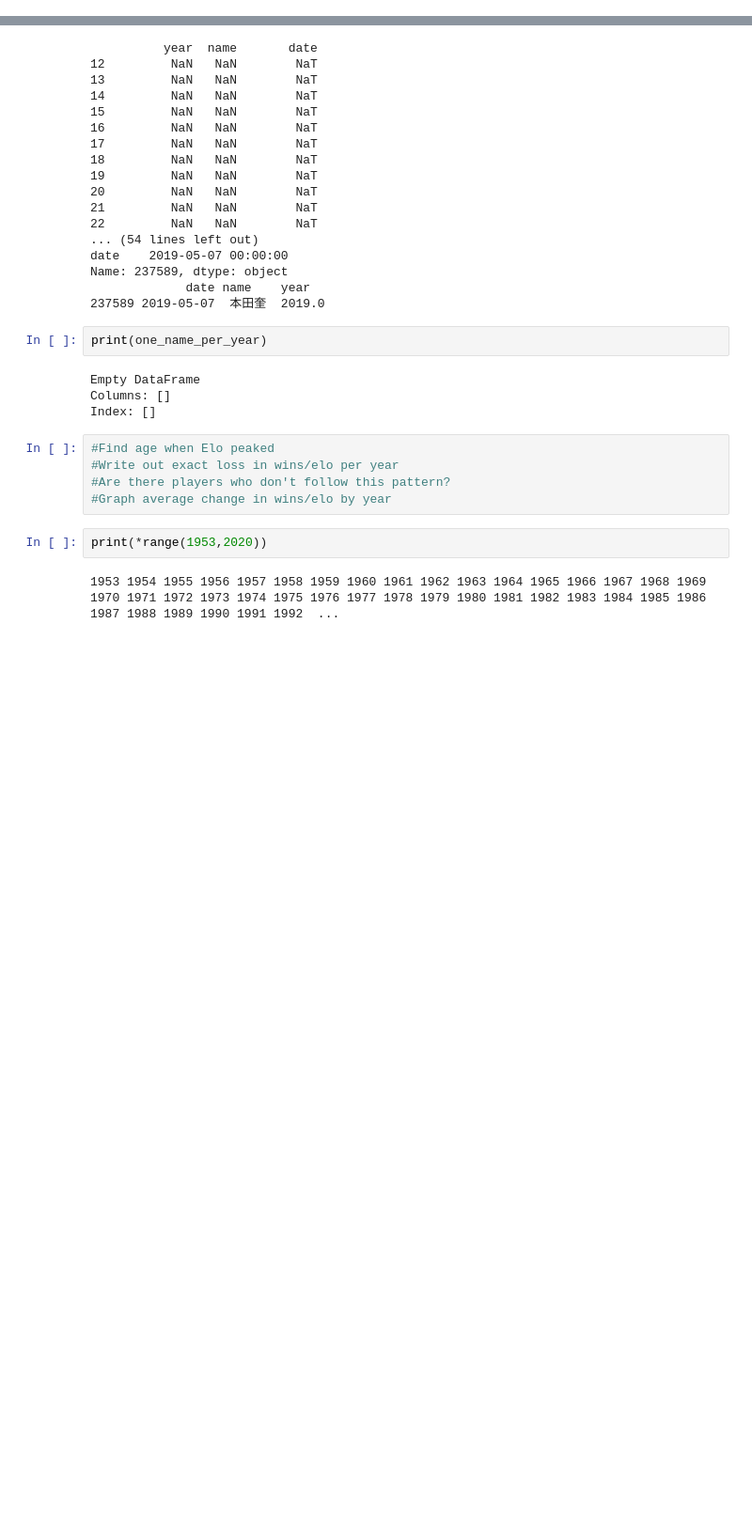
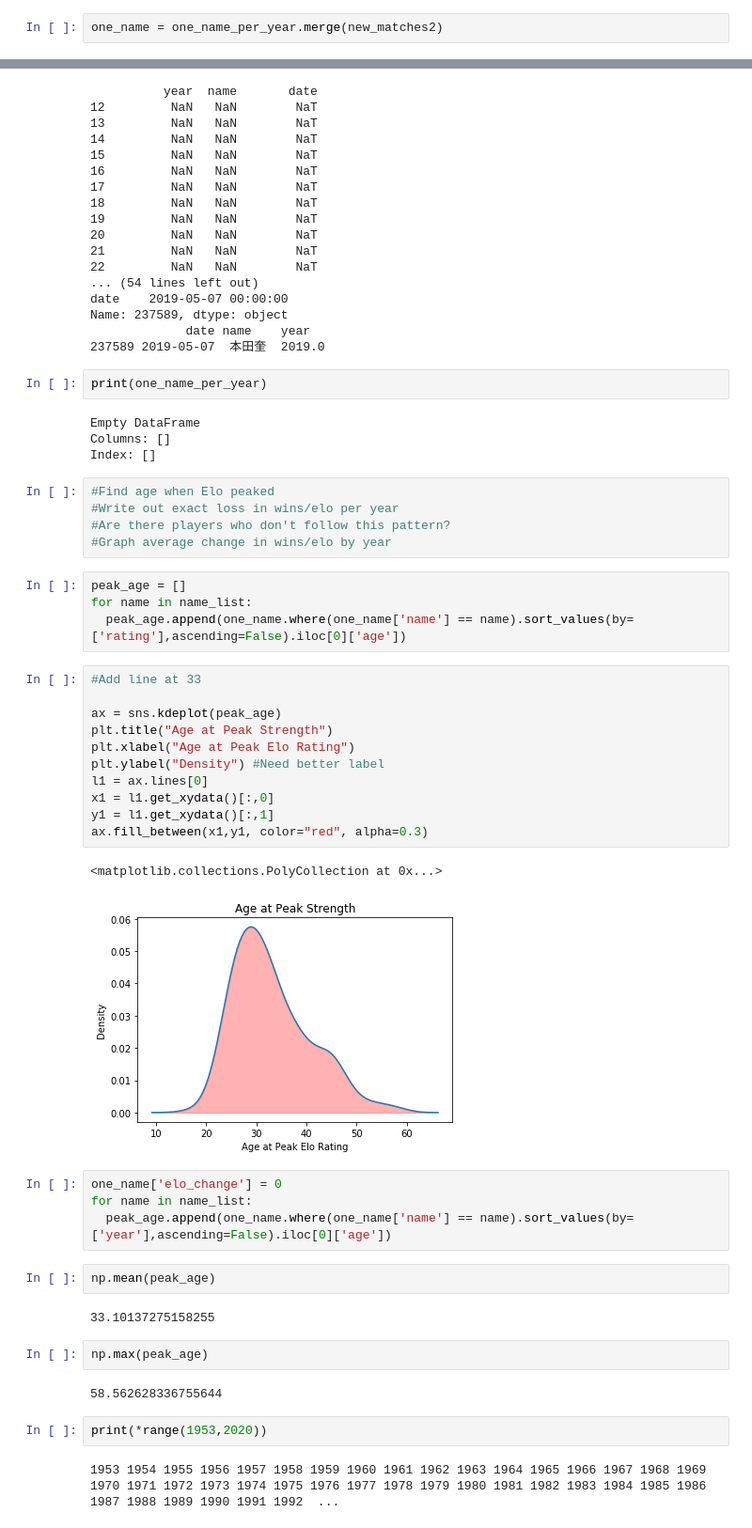
Before and after one commit to dzkha/Shogi-Post, a Jupyter notebook: Shogi.ipynb, the cells around one changed output, grey strips where cells are left out. Shown at 94% size. Saved outputs shown, nothing was run; the diff lists cells and outputs as text; blank space fills up the shorter version.

```diff
--- a/Shogi.ipynb
+++ b/Shogi.ipynb
@@ -806,3 +834,5 @@ one_name_per_year
 | 12 | NaT | NaN | NaN |
 | 237600 | 2019-05-14 | 出口若武 | 2019.0 |
 21574 rows × 3 columns
+# %%
+one_name = one_name_per_year.merge(new_matches2)
@@ -849,6 +902,36 @@ Index: []
 #Write out exact loss in wins/elo per year
 #Are there players who don't follow this pattern?
 #Graph average change in wins/elo by year
+# %%
+peak_age = []
+for name in name_list:
+  peak_age.append(one_name.where(one_name['name'] == name).sort_values(by=['rating'],ascending=False).iloc[0]['age'])
+# %%
+#Add line at 33
+
+ax = sns.kdeplot(peak_age)
+plt.title("Age at Peak Strength")
+plt.xlabel("Age at Peak Elo Rating")
+plt.ylabel("Density") #Need better label
+l1 = ax.lines[0]
+x1 = l1.get_xydata()[:,0]
+y1 = l1.get_xydata()[:,1]
+ax.fill_between(x1,y1, color="red", alpha=0.3)
+# %% [output]
+<matplotlib.collections.PolyCollection at 0x...>
+[figure, added]
+# %%
+one_name['elo_change'] = 0
+for name in name_list:
+  peak_age.append(one_name.where(one_name['name'] == name).sort_values(by=['year'],ascending=False).iloc[0]['age'])
+# %%
+np.mean(peak_age)
+# %% [output]
+33.10137275158255
+# %%
+np.max(peak_age)
+# %% [output]
+58.562628336755644
 # %%
 print(*range(1953,2020))
 # %% [output]
```
Also changed, not shown: parts of 6 cells of this notebook.
